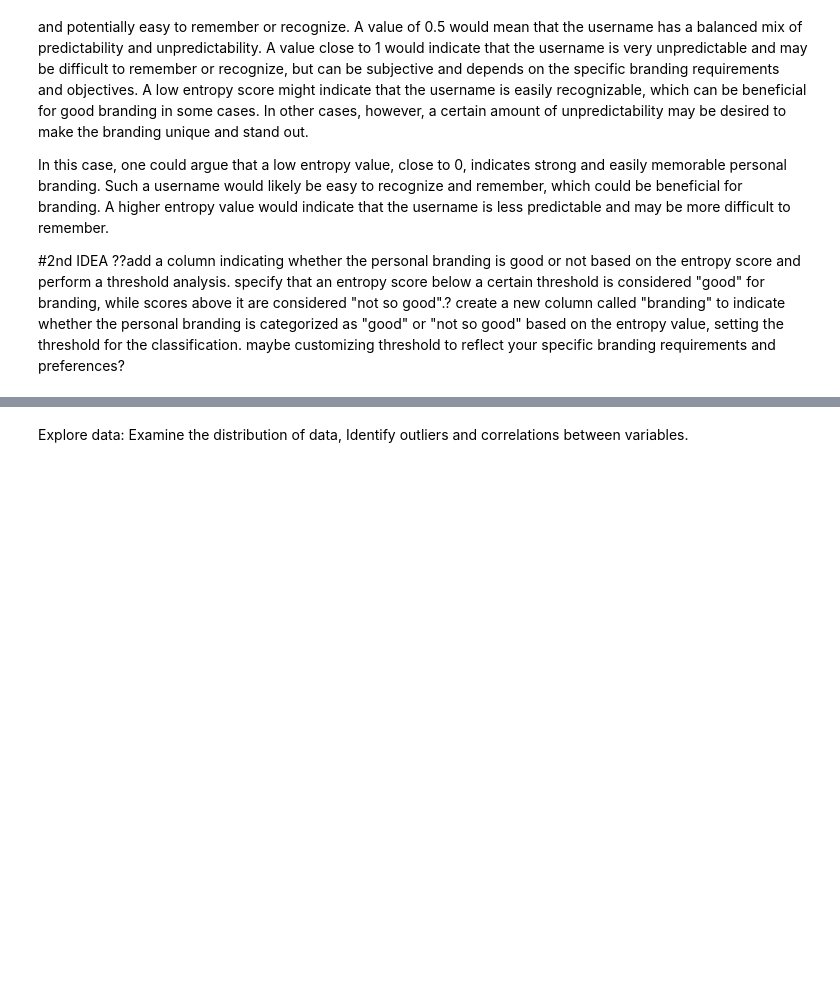
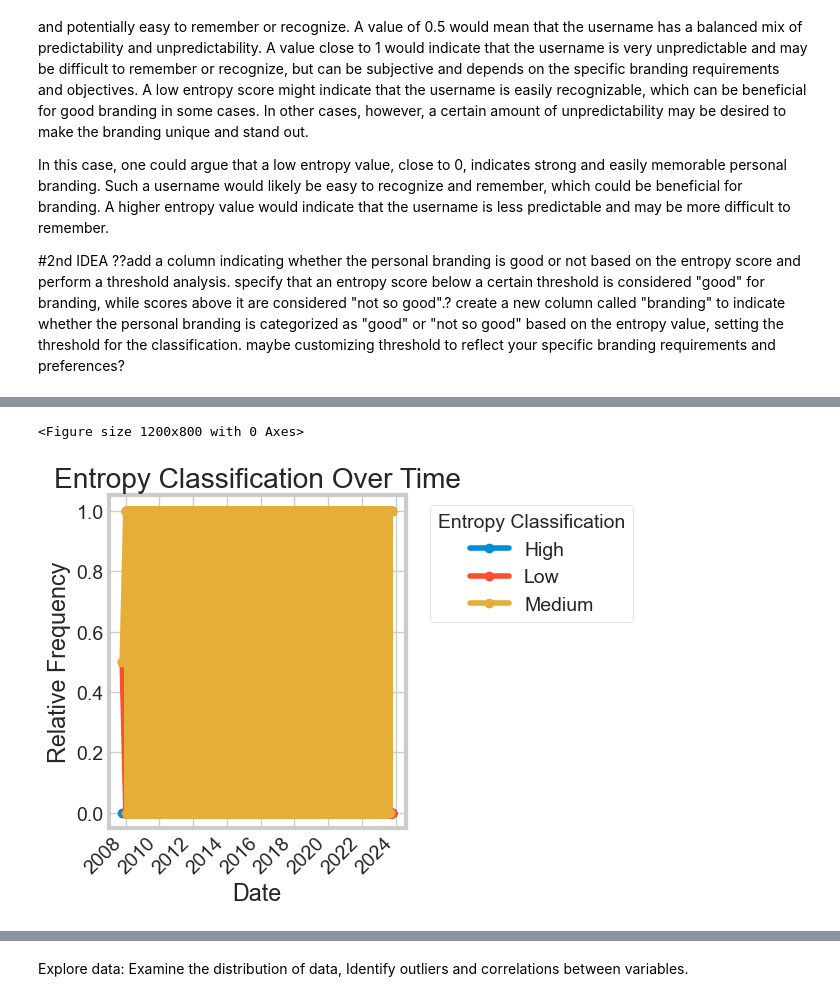
Before and after one commit to KristinaGol/Capstone-Project-DataCVPro, a Jupyter notebook: GitHub_EDA_1.ipynb, the cells around one changed output, grey strips where cells are left out. Drawn from its saved outputs; the diff is of its cells as text; code cells hidden in the pictures; blank space fills up the shorter version.

```diff
--- a/GitHub_EDA_1.ipynb
+++ b/GitHub_EDA_1.ipynb
@@ -835,0 +1012,26 @@ df_entropy['branding'] = df_entropy['entropy'].apply(classify_branding)
+# %%
+import matplotlib.pyplot as plt
+import seaborn as sns
+
+# Set the style of seaborn
+sns.set_style("whitegrid")
+
+# Group the DataFrame by 'created_at' and 'entropy_classification', and count the occurrences
+classification_counts_over_time = df_entropy.groupby(['created_at', 'entropy_classification']).size().unstack(fill_value=0)
+
+# Normalize the counts to get relative frequencies
+classification_counts_over_time = classification_counts_over_time.div(classification_counts_over_time.sum(axis=1), axis=0)
+
+# Plot the relative frequencies over time
+plt.figure(figsize=(12, 8))
+classification_counts_over_time.plot(kind='line', marker='o')
+plt.title('Entropy Classification Over Time')
+plt.xlabel('Date')
+plt.ylabel('Relative Frequency')
+plt.legend(title='Entropy Classification', bbox_to_anchor=(1.05, 1), loc='upper left')
+plt.xticks(rotation=45)
+plt.tight_layout()
+plt.show()
+# %% [output]
+<Figure size 1200x800 with 0 Axes>
+[figure, added]
```
Also changed, not shown: parts of 72 cells of this notebook, 2 other files.
